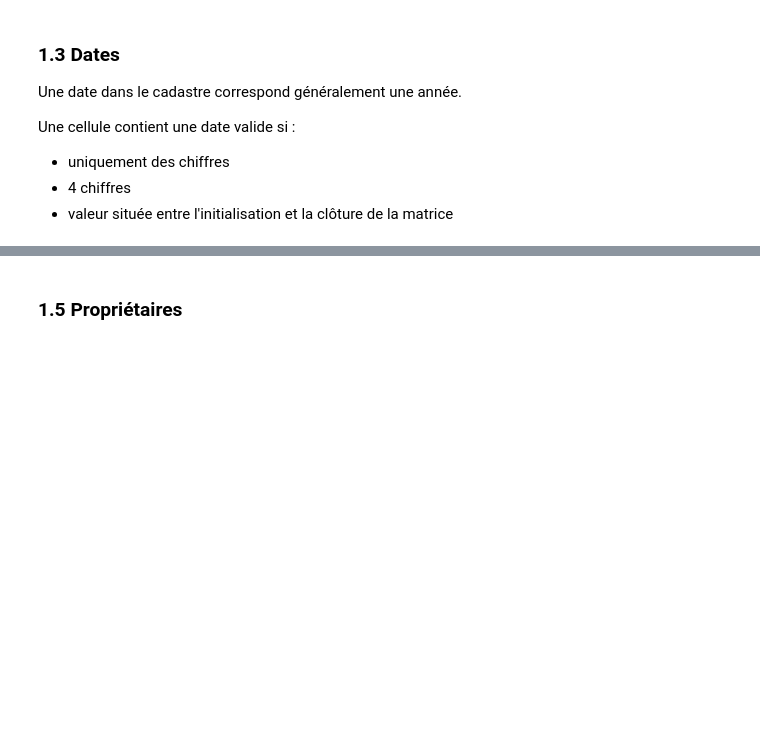
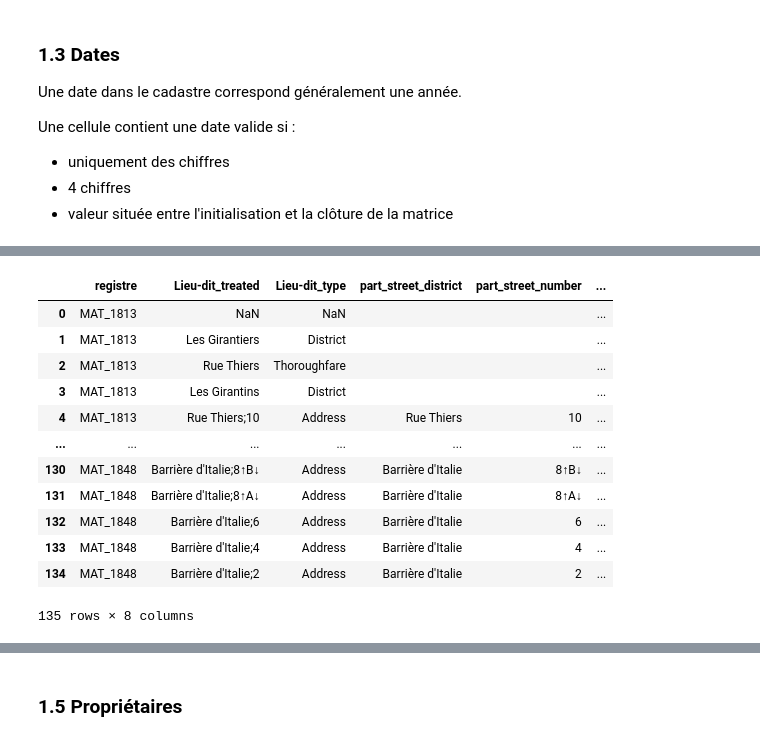
Before and after one commit to solenn-tl/ontologie-peuplement, a Jupyter notebook: notebooks/10-instances/14-create_plot-mentions.ipynb, the cells around one changed output, grey strips where cells are left out. Drawn from its saved outputs; the diff is of its cells as text; code cells hidden in the pictures; blank space fills up the shorter version.

```diff
--- a/notebooks/10-instances/14-create_plot-mentions.ipynb
+++ b/notebooks/10-instances/14-create_plot-mentions.ipynb
@@ -383,9 +402,0 @@ Une cellule contient une date valide si :
-# %%
-# Select the column as a new DataFrame
-addresses = matrices[['Lieu-dit_clean']].copy()
-
-# Create pre-treated columns
-matrices['Lieu-dit_treated'] = matrices['Lieu-dit_clean']
-matrices['Lieu-dit_treated'] = matrices['Lieu-dit_treated'].str.lower()
-matrices['Lieu-dit_treated'] = matrices['Lieu-dit_treated'].str.replace(r'[^\w\s~]', '', regex=True)
-matrices['Lieu-dit_uuid'] = matrices['Lieu-dit_treated'].map(dict(zip(matrices['Lieu-dit_treated'].unique(), [uuid.uuid4() for _ in range(len(matrices['Lieu-dit_treated'].unique()))])))
@@ -417,0 +423,54 @@ A ce stade, il faudrait classer les landmarks en fonction de leur type (lieu-dit
+# %%
+multipart_addresses_street = []
+multipart_addresses_street_number = []
+multipart_addresses_street_type = []
+multipart_addresses_street_number_type = []
+
+
+for index, row in addresses.iterrows():
+    tag = str(row["Lieu-dit_treated"])
+    if ';' in tag:
+        add = tag.split(";")
+        add_street_or_district = add[0]
+        add_num_or_part = add[1]
+
+        multipart_addresses_street.append(add_street_or_district)
+        multipart_addresses_street_number.append(add_num_or_part)
+
+        #test if digit
+        if any(num.isdigit() for num in add_num_or_part):
+            multipart_addresses_street_type.append('Thoroughfare')
+            multipart_addresses_street_number_type.append('StreetNumber')
+        else:
+            multipart_addresses_street_type.append('District')
+            multipart_addresses_street_number_type.append('Undefined')
+
+    else:
+        multipart_addresses_street.append('')
+        multipart_addresses_street_number.append('')
+        multipart_addresses_street_type.append('')
+        multipart_addresses_street_number_type.append('')
+
+addresses['part_street_district'] = multipart_addresses_street
+addresses['part_street_number'] = multipart_addresses_street_number
+addresses['part_street_district_type'] = multipart_addresses_street_type
+addresses['part_street_number_type'] = multipart_addresses_street_number_type
+
+#assign a distinct uuid for each group of rows with same values in Lieu-dit_treated and registre
+addresses['address_uuid'] = [uuid.uuid4() for _ in range(len(addresses))]
+
+addresses
+# %% [output]
+|  | registre | Lieu-dit_treated | Lieu-dit_type | part_street_district | part_street_number | ... |
+| 0 | MAT_1813 | NaN | NaN |  |  | ... |
+| 1 | MAT_1813 | Les Girantiers | District |  |  | ... |
+| 2 | MAT_1813 | Rue Thiers | Thoroughfare |  |  | ... |
+| 3 | MAT_1813 | Les Girantins | District |  |  | ... |
+| 4 | MAT_1813 | Rue Thiers;10 | Address | Rue Thiers | 10 | ... |
+| ... | ... | ... | ... | ... | ... | ... |
+| 130 | MAT_1848 | Barrière d'Italie;8↑B↓ | Address | Barrière d'Italie | 8↑B↓ | ... |
+| 131 | MAT_1848 | Barrière d'Italie;8↑A↓ | Address | Barrière d'Italie | 8↑A↓ | ... |
+| 132 | MAT_1848 | Barrière d'Italie;6 | Address | Barrière d'Italie | 6 | ... |
+| 133 | MAT_1848 | Barrière d'Italie;4 | Address | Barrière d'Italie | 4 | ... |
+| 134 | MAT_1848 | Barrière d'Italie;2 | Address | Barrière d'Italie | 2 | ... |
+135 rows × 8 columns
```
Also changed, not shown: parts of 20 cells of this notebook, 4 other files.
